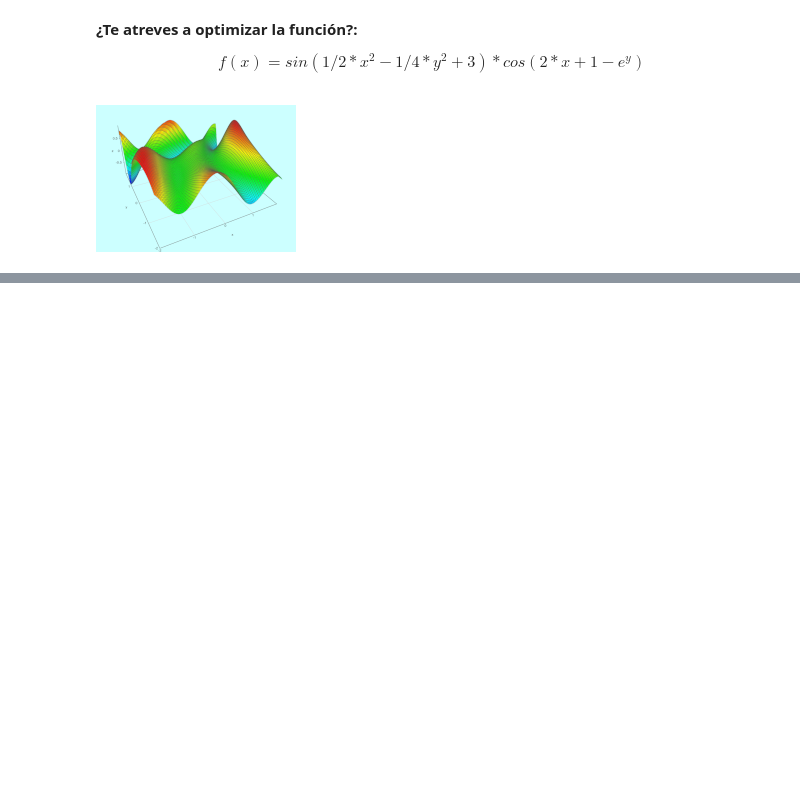
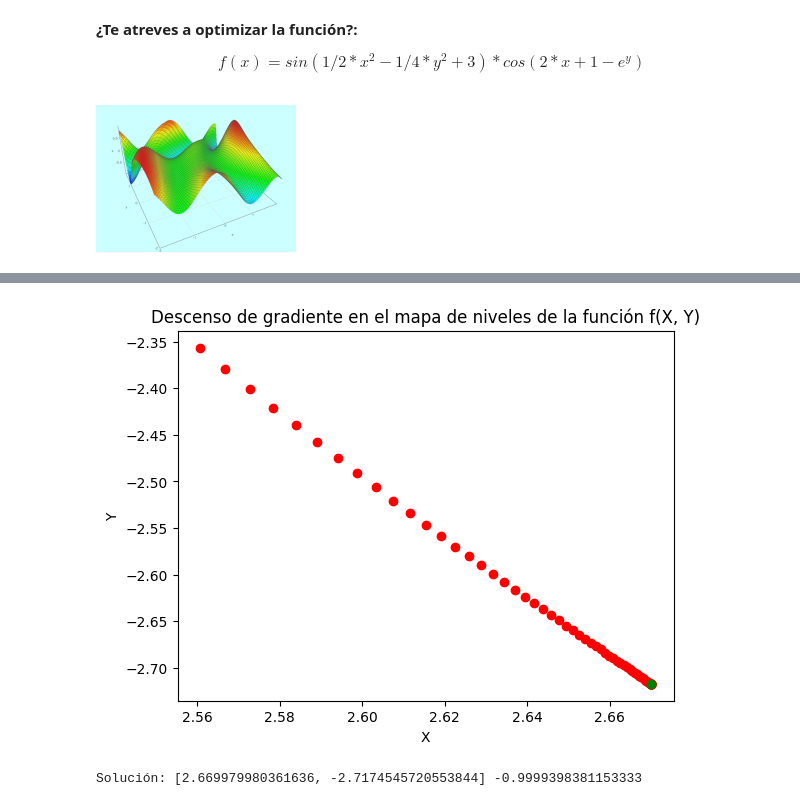
Before and after one commit to emmartinc/Algoritmos_de_optmizacion_Eva_Martin, a Jupyter notebook: Algoritmos_AG2_EvaMartinCruz.ipynb, the cells around one changed output, grey strips where cells are left out. Cells and saved outputs as stored; diff of their text form; code cells hidden in the pictures; blank space fills up the shorter version.

```diff
--- a/Algoritmos_AG2_EvaMartinCruz.ipynb
+++ b/Algoritmos_AG2_EvaMartinCruz.ipynb
@@ -322,0 +376,27 @@ f= lambda X: math.sin(1/2 * X[0]**2 - 1/4 * X[1]**2 + 3) *math.cos(2*X[0] + 1 -
+# %%
+# Tasa de aprendizaje. Fija. Sería más efectivo reducirlo a medida que nos acercamos.
+TA = 0.1
+
+# Iteraciones: 50
+for _ in range(50):
+    grad = gradient(P)
+    P[0], P[1] = P[0] - TA * grad[0], P[1] - TA * grad[1]
+    plt.plot(P[0], P[1], "o", c="red")
+TA = 0.001
+
+# Iteraciones: 50
+for _ in range(50):
+    grad = gradient(P)
+    P[0], P[1] = P[0] - TA * grad[0], P[1] - TA * grad[1]
+    plt.plot(P[0], P[1], "o", c="red")
+# Dibujamos el punto final y pintamos de verde
+plt.plot(P[0], P[1], "o", c="green")
+plt.title('Descenso de gradiente en el mapa de niveles de la función f(X, Y)')
+plt.xlabel('X')
+plt.ylabel('Y')
+plt.show()
+
+print("Solución:", P, f(P))
+# %% [output]
+[figure, added]
+Solución: [2.669979980361636, -2.7174545720553844] -0.9999398381153333
```
Also changed, not shown: parts of 5 cells of this notebook.
